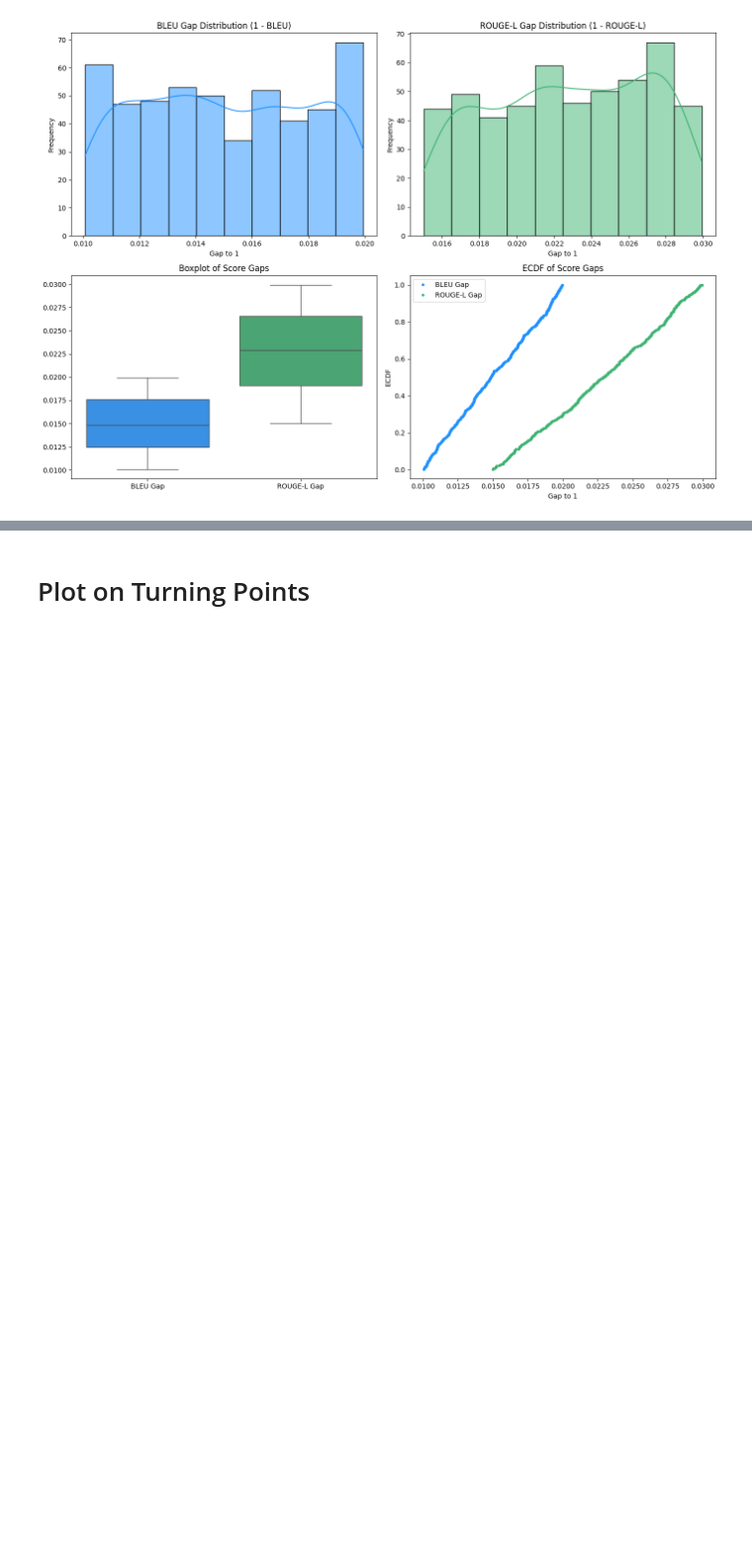
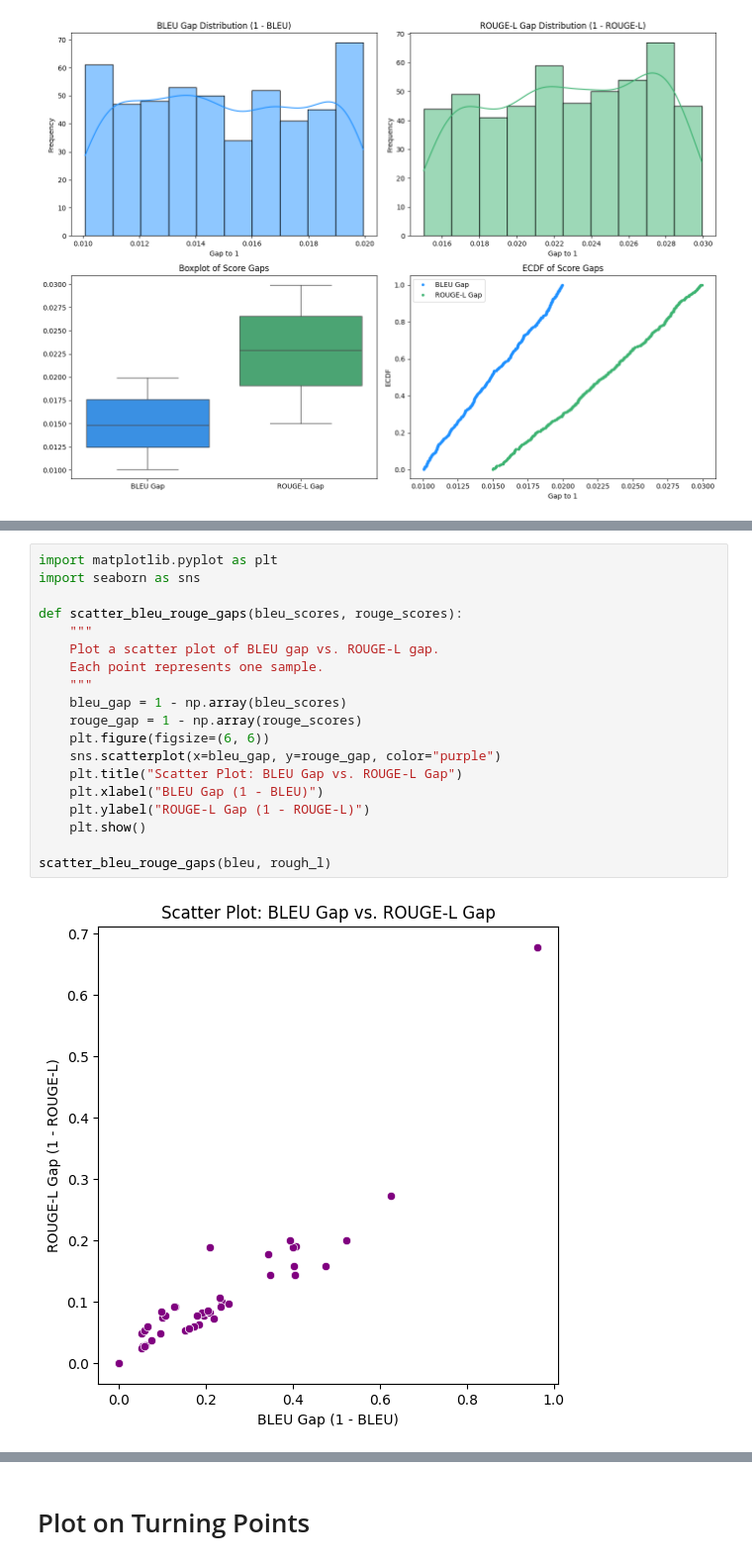
Before and after one commit to phusroyal/CopyMech, a Jupyter notebook: thesis-tflens_npatch.ipynb, the cells around one changed output, grey strips where cells are left out. Shown at 99% size. Cells and saved outputs as stored; diff of their text form; blank space fills up the shorter version.

```diff
--- a/thesis-tflens_npatch.ipynb
+++ b/thesis-tflens_npatch.ipynb
@@ -762,0 +782,21 @@ plot_score_gaps(bleu_scores, rouge_scores)
+# %%
+import matplotlib.pyplot as plt
+import seaborn as sns
+
+def scatter_bleu_rouge_gaps(bleu_scores, rouge_scores):
+    """
+    Plot a scatter plot of BLEU gap vs. ROUGE-L gap.
+    Each point represents one sample.
+    """
+    bleu_gap = 1 - np.array(bleu_scores)
+    rouge_gap = 1 - np.array(rouge_scores)
+    plt.figure(figsize=(6, 6))
+    sns.scatterplot(x=bleu_gap, y=rouge_gap, color="purple")
+    plt.title("Scatter Plot: BLEU Gap vs. ROUGE-L Gap")
+    plt.xlabel("BLEU Gap (1 - BLEU)")
+    plt.ylabel("ROUGE-L Gap (1 - ROUGE-L)")
+    plt.show()
+
+scatter_bleu_rouge_gaps(bleu, rough_l)
+# %% [output]
+[figure, added]
```
Also changed, not shown: parts of 7 cells of this notebook, 10 other files.
